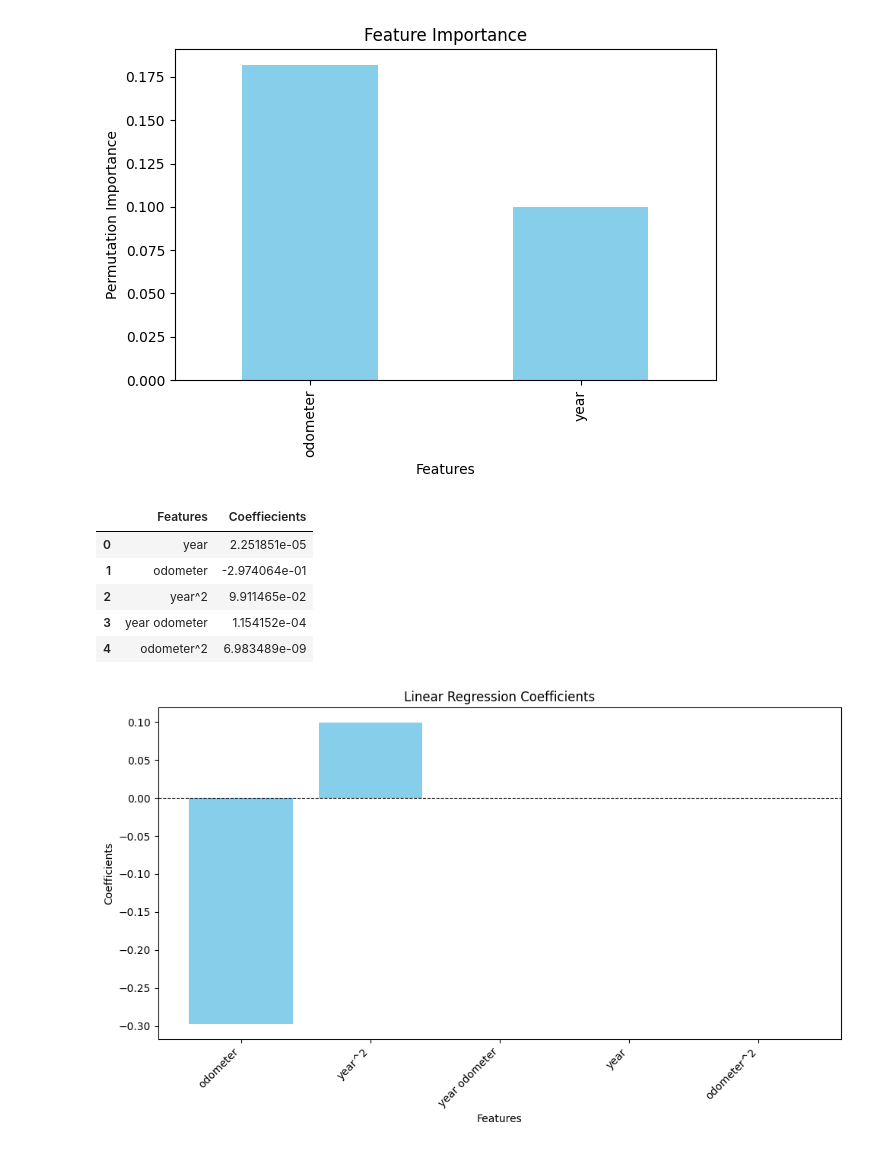
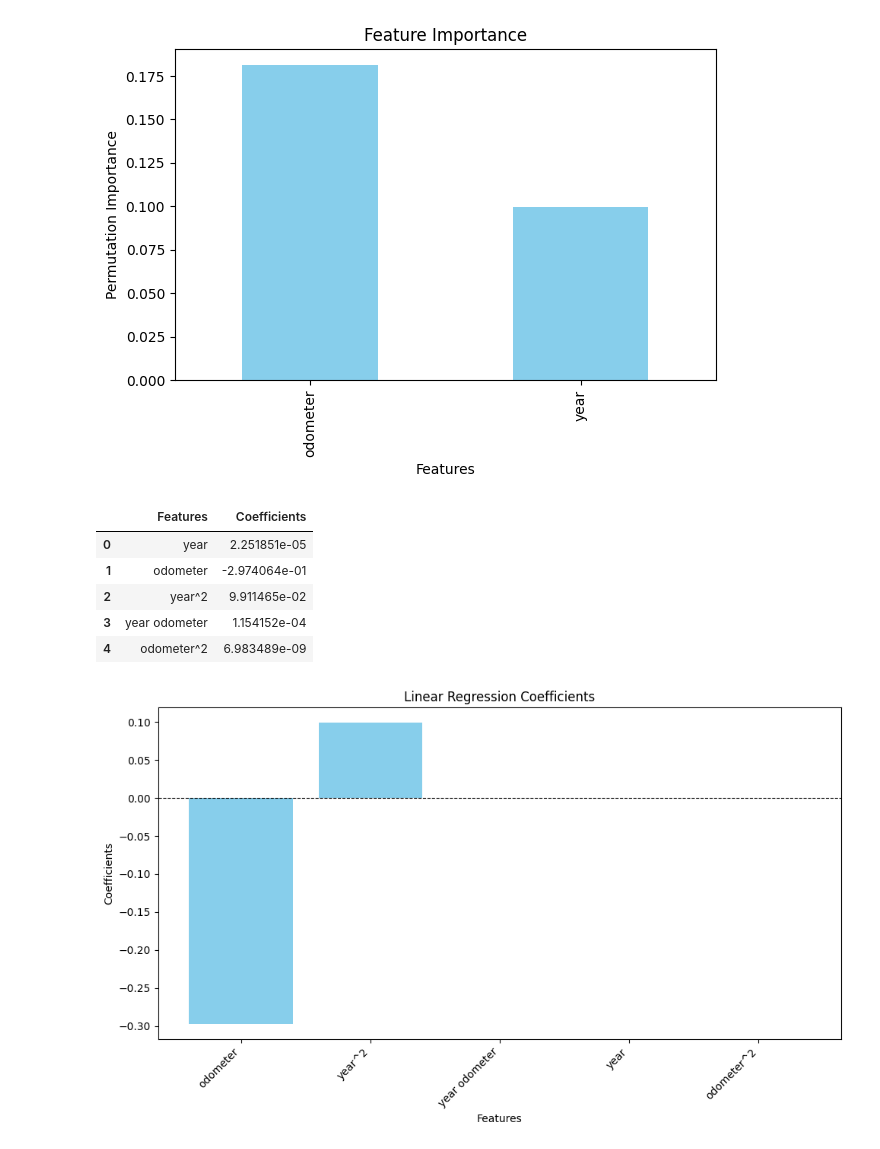
Before and after one commit to ashmehta/CarPrediction, a Jupyter notebook: prompt_II.ipynb, the cells around one changed output. Drawn from its saved outputs; the diff is of its cells as text; code cells hidden in the pictures.

Commit message:
Coefficients Error fix

```diff
--- a/prompt_II.ipynb
+++ b/prompt_II.ipynb
@@ -156,10 +154,10 @@ plt.show()
 # %%
 #Lets now take a look at the correlation between the features and their coefficients
 coef = pipe.named_steps['linreg'].coef_
-lin_df = pd.DataFrame({'Features': pipe.named_steps['pfeat'].get_feature_names_out(), 'Coeffiecients': coef})
+lin_df = pd.DataFrame({'Features': pipe.named_steps['pfeat'].get_feature_names_out(), 'Coefficients': coef})
 lin_df
 # %% [output]
-|  | Features | Coeffiecients |
+|  | Features | Coefficients |
 | 0 | year | 2.251851e-05 |
 | 1 | odometer | -2.974064e-01 |
 | 2 | year^2 | 9.911465e-02 |
```
Also changed, not shown: parts of 3 cells of this notebook.
